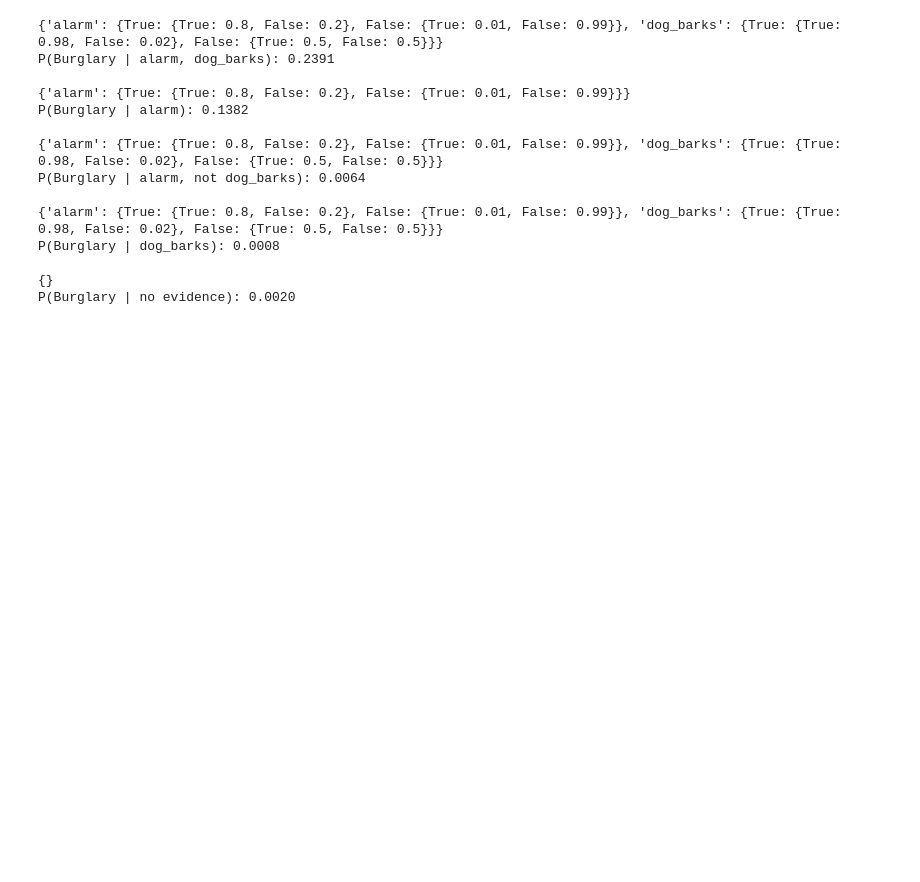
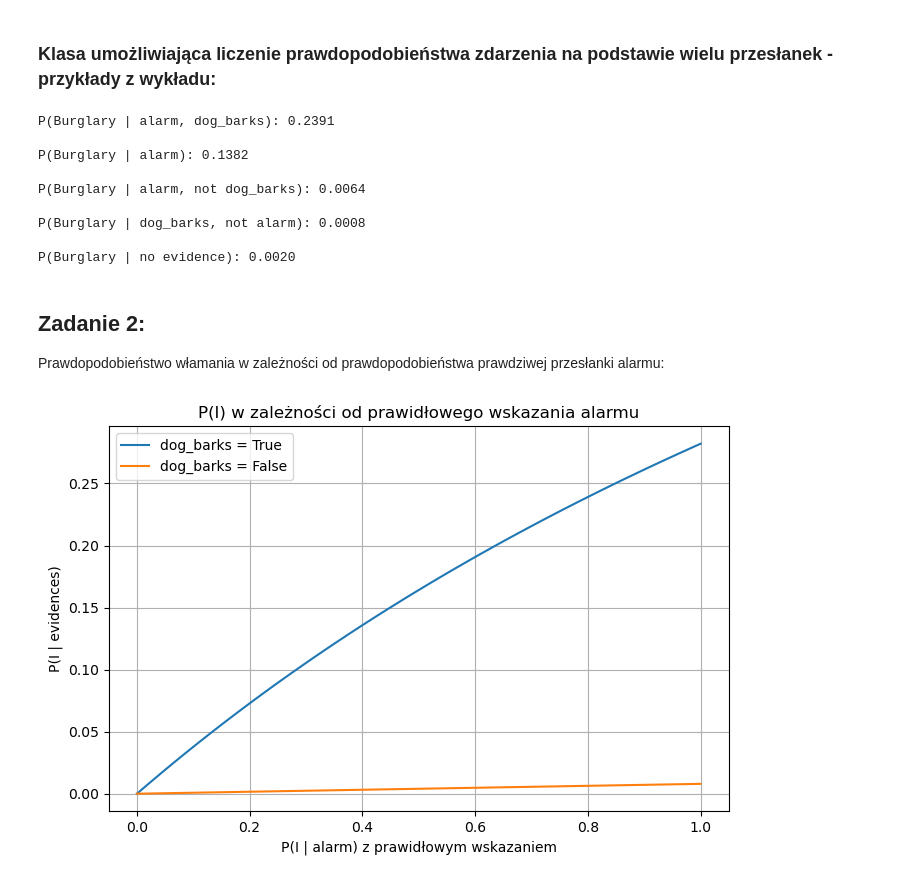
Before and after one commit to Jvsin/ai-studies, a Jupyter notebook: mpad/zad4.ipynb, the cells around one changed output. Cells and saved outputs as stored; diff of their text form; code cells hidden in the pictures; blank space fills up the shorter version.

```diff
--- a/mpad/zad4.ipynb
+++ b/mpad/zad4.ipynb
@@ -1,6 +1,10 @@
+# %% [markdown]
+### Klasa umożliwiająca liczenie prawdopodobieństwa zdarzenia na podstawie wielu przesłanek - przykłady z wykładu:
 # %%
 import itertools
 from typing import Dict, Optional
+import numpy as np
+import matplotlib.pyplot as plt
 
 class BurglarReasoner:
     def __init__(self, burglar_prob, evidence_probs: Dict[str, Dict[bool, Dict[bool, Dict[bool, float]]]]):
@@ -19,7 +23,7 @@ class BurglarReasoner:
         # print(self.evidences)
         # P(B|E) = P(E|B)P(B) / [P(E|B)P(B) + P(E|~B)P(~B)]
         observed = {k: v for k, v in self.evidences.items() if k in self.observed_evidences}
-        print(observed)
+        # print(observed)
         for evidence in observed:
             observation = self.observed_evidences[evidence]
             if observation == True:
@@ -50,20 +54,6 @@ evidence_probs = {
     }
 }
 
-alarm = {
-    'alarm': {
-        True: 0.8,
-        False: 0.01
-    }
-}
-dog = {
-    'dog_barks': {
-        True: 0.98,
-        False: 0.5
-    }
-}
-none = {}
-
 reasoner = BurglarReasoner(burglar_prob=0.002, evidence_probs=evidence_probs)
 reasoner.set_observation('alarm', True)
 reasoner.set_observation('dog_barks', True)
@@ -81,22 +71,17 @@ print(f"P(Burglary | alarm, not dog_barks): {reasoner.compute():.4f}\n")
 reasoner = BurglarReasoner(burglar_prob=0.002, evidence_probs=evidence_probs)
 reasoner.set_observation('dog_barks', True)
 reasoner.set_observation('alarm', False)
-print(f"P(Burglary | dog_barks): {reasoner.compute():.4f}\n")
+print(f"P(Burglary | dog_barks, not alarm): {reasoner.compute():.4f}\n")
 
 reasoner = BurglarReasoner(burglar_prob=0.002, evidence_probs={})
 print(f"P(Burglary | no evidence): {reasoner.compute():.4f}")
 # %% [output]
-{'alarm': {True: {True: 0.8, False: 0.2}, False: {True: 0.01, False: 0.99}}, 'dog_barks': {True: {True: 0.98, False: 0.02}, False: {True: 0.5, False: 0.5}}}
 P(Burglary | alarm, dog_barks): 0.2391
 
-{'alarm': {True: {True: 0.8, False: 0.2}, False: {True: 0.01, False: 0.99}}}
 P(Burglary | alarm): 0.1382
 
-{'alarm': {True: {True: 0.8, False: 0.2}, False: {True: 0.01, False: 0.99}}, 'dog_barks': {True: {True: 0.98, False: 0.02}, False: {True: 0.5, False: 0.5}}}
 P(Burglary | alarm, not dog_barks): 0.0064
 
-{'alarm': {True: {True: 0.8, False: 0.2}, False: {True: 0.01, False: 0.99}}, 'dog_barks': {True: {True: 0.98, False: 0.02}, False: {True: 0.5, False: 0.5}}}
-P(Burglary | dog_barks): 0.0008
+P(Burglary | dog_barks, not alarm): 0.0008
 
-{}
 P(Burglary | no evidence): 0.0020
@@ -124,0 +88,44 @@ evidence_probs = {
+# %% [markdown]
+## Zadanie 2:
+
+Prawdopodobieństwo włamania w zależności od prawdopodobieństwa prawdziwej przesłanki alarmu:
+# %%
+p_vals = np.linspace(0,1,101)
+
+burglar_prob = 0.002
+
+dog_true = []
+dog_false = []
+
+for p in p_vals:
+    evidence_probs = {
+        'alarm': {
+            True: {True: p, False: 1 - p},
+            False: {True: 0.01, False: 0.99}
+        },
+        'dog_barks': {
+            True: {True: 0.98, False: 0.02},
+            False: {True: 0.5, False: 0.5}
+        }
+    }
+    reasoner = BurglarReasoner(burglar_prob=0.002, evidence_probs=evidence_probs)
+    reasoner.set_observation('alarm', True)
+
+    reasoner.set_observation('dog_barks', True)
+    dog_true.append(reasoner.compute())
+
+    reasoner.set_observation('dog_barks', False)
+    dog_false.append(reasoner.compute())
+
+
+plt.figure(figsize=(8,5))
+plt.plot(p_vals, dog_true, label='dog_barks = True')
+plt.plot(p_vals, dog_false, label='dog_barks = False')
+plt.xlabel('P(I | alarm) z prawidłowym wskazaniem')
+plt.ylabel('P(I | evidences)')
+plt.title('P(I) w zależności od prawidłowego wskazania alarmu')
+plt.legend()
+plt.grid(True)
+plt.show()
+# %% [output]
+[figure, added]
```
Also changed, not shown: parts of 6 cells of this notebook.
